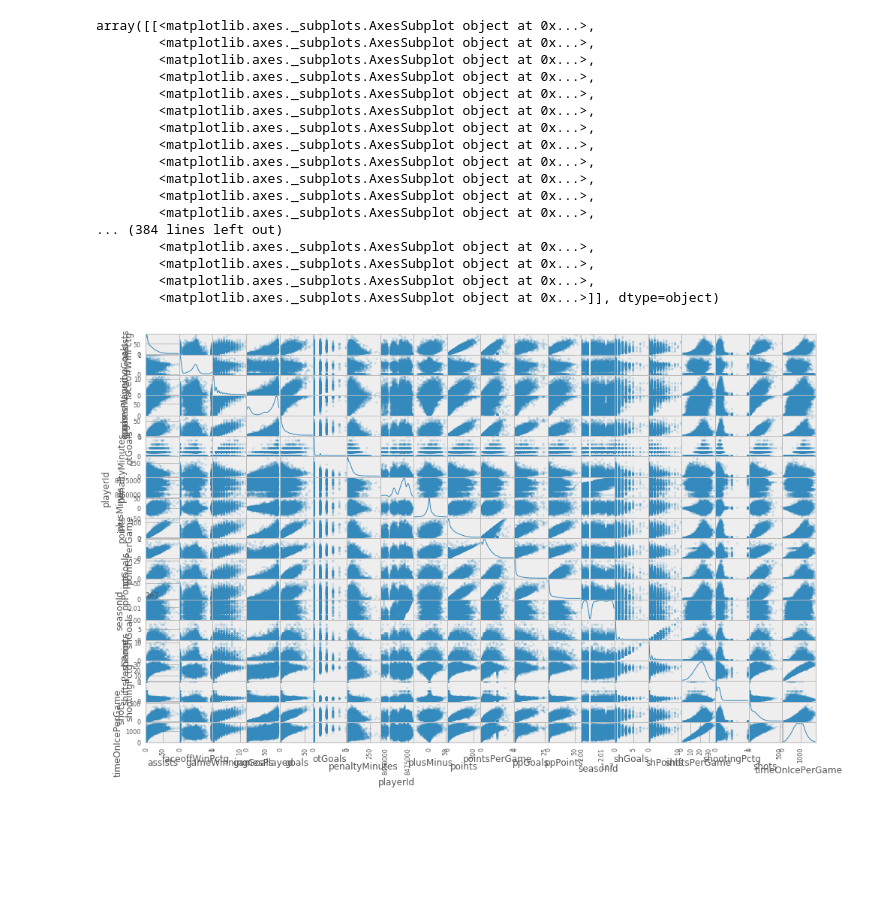
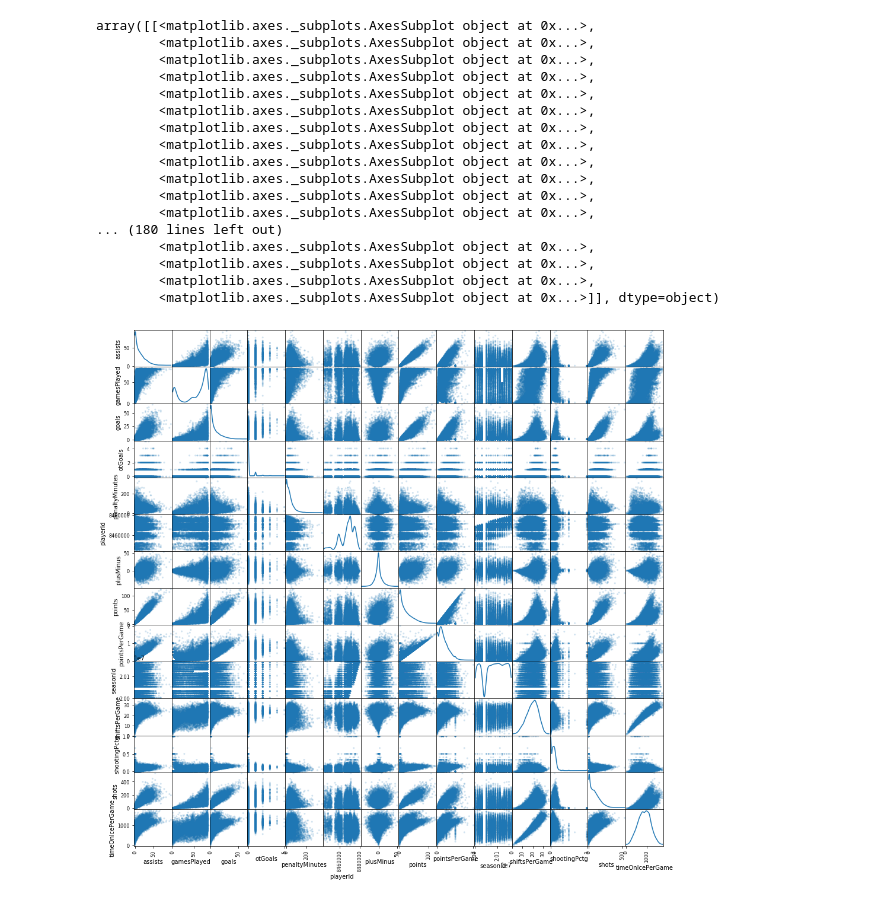
Before and after one commit to mshdavis/hockey_player_generator, a Jupyter notebook: modeling/data_exploration.ipynb, the cells around one changed output. Saved outputs shown, nothing was run; the diff lists cells and outputs as text; code cells hidden in the pictures; blank space fills up the shorter version.

```diff
--- a/modeling/data_exploration.ipynb
+++ b/modeling/data_exploration.ipynb
@@ -55,21 +61,24 @@ array([[<matplotlib.axes._subplots.AxesSubplot object at 0x...>,
+# %%
+# Removing some likely unwanted fields based on quick look at distribution/relevance to problem
+data.drop(['gameWinningGoals', 'faceoffWinPctg', 'ppGoals', 'ppPoints', 'shGoals', 'shPoints'], axis=1, inplace=True)
 # %%
-scatter_matrix(data, alpha=0.2, diagonal='kde')
+scatter_matrix(data, alpha=0.2, figsize=(16, 16), diagonal='kde')
 # %% [output]
 array([[<matplotlib.axes._subplots.AxesSubplot object at 0x...>,
         <matplotlib.axes._subplots.AxesSubplot object at 0x...>,
         <matplotlib.axes._subplots.AxesSubplot object at 0x...>,
         <matplotlib.axes._subplots.AxesSubplot object at 0x...>,
         <matplotlib.axes._subplots.AxesSubplot object at 0x...>,
         <matplotlib.axes._subplots.AxesSubplot object at 0x...>,
         <matplotlib.axes._subplots.AxesSubplot object at 0x...>,
         <matplotlib.axes._subplots.AxesSubplot object at 0x...>,
         <matplotlib.axes._subplots.AxesSubplot object at 0x...>,
         <matplotlib.axes._subplots.AxesSubplot object at 0x...>,
         <matplotlib.axes._subplots.AxesSubplot object at 0x...>,
         <matplotlib.axes._subplots.AxesSubplot object at 0x...>,
-... (384 lines left out)
+... (180 lines left out)
         <matplotlib.axes._subplots.AxesSubplot object at 0x...>,
         <matplotlib.axes._subplots.AxesSubplot object at 0x...>,
         <matplotlib.axes._subplots.AxesSubplot object at 0x...>,
         <matplotlib.axes._subplots.AxesSubplot object at 0x...>]], dtype=object)
-[figure, old version]
+[figure, new version]
```
Also changed, not shown: parts of 19 cells of this notebook.
